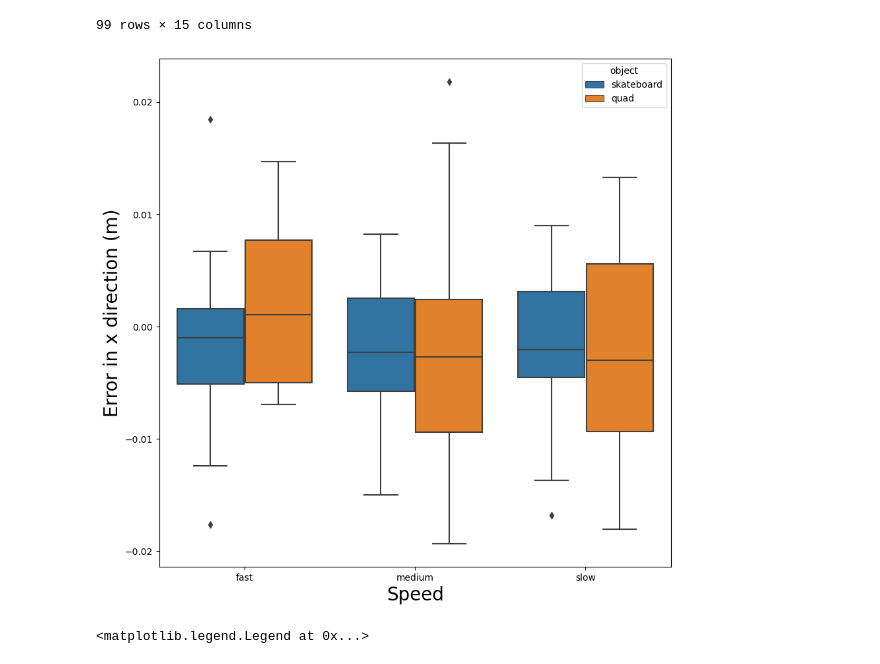
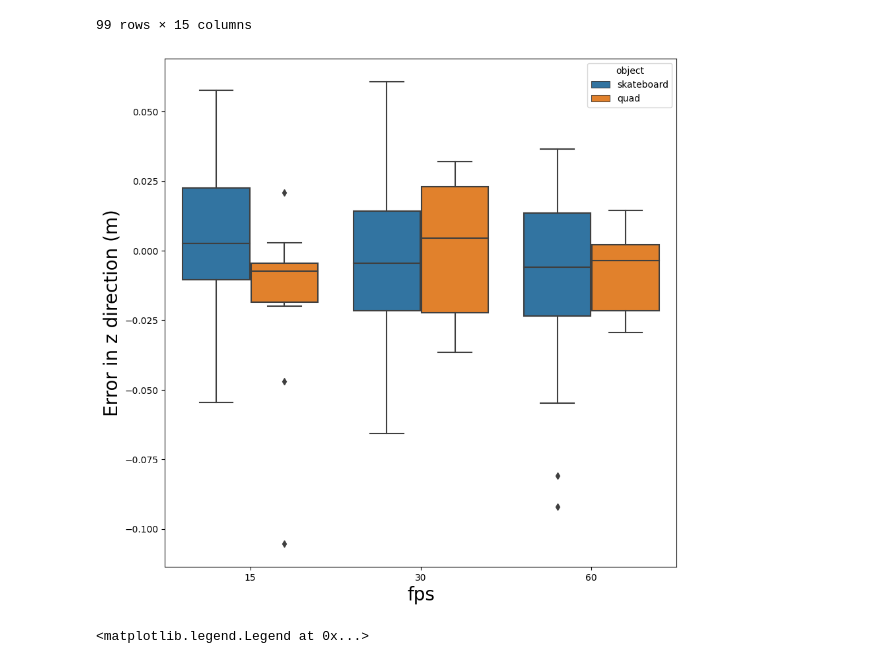
Before and after one commit to SujithChristopher/armbo_preliminary_work, a Jupyter notebook: ipy_notebooks/iter_coordinate_comparision.ipynb, the cells around one changed output. Cells and saved outputs as stored; diff of their text form; code cells hidden in the pictures.

Commit message:
error in x y z

```diff
--- a/ipy_notebooks/iter_coordinate_comparision.ipynb
+++ b/ipy_notebooks/iter_coordinate_comparision.ipynb
@@ -183,14 +183,14 @@ mean_err_df["object"] = object_values
 # %%
 # box plot based on speed
 fig, ax = plt.subplots(figsize=(10, 10))
-sns.boxplot(x="speed", y="err_x", hue="object", data=mean_err_df, ax=ax)
+sns.boxplot(x="fps", y="err_z", hue="object", data=mean_err_df, ax=ax)
 
 # label
-ax.set_xlabel("Speed", fontsize=20)
-ax.set_ylabel("Error in x direction (m)", fontsize=20)
+ax.set_xlabel("fps", fontsize=20)
+ax.set_ylabel("Error in z direction (m)", fontsize=20)
 plt.show()
 # %% [output]
-[figure, old version]
+[figure, new version]
 # %%
 # plot _w_df and _mc_df
 w_df = _w_df.copy(deep=True)
```
Also changed, not shown: parts of 2 cells of this notebook.
